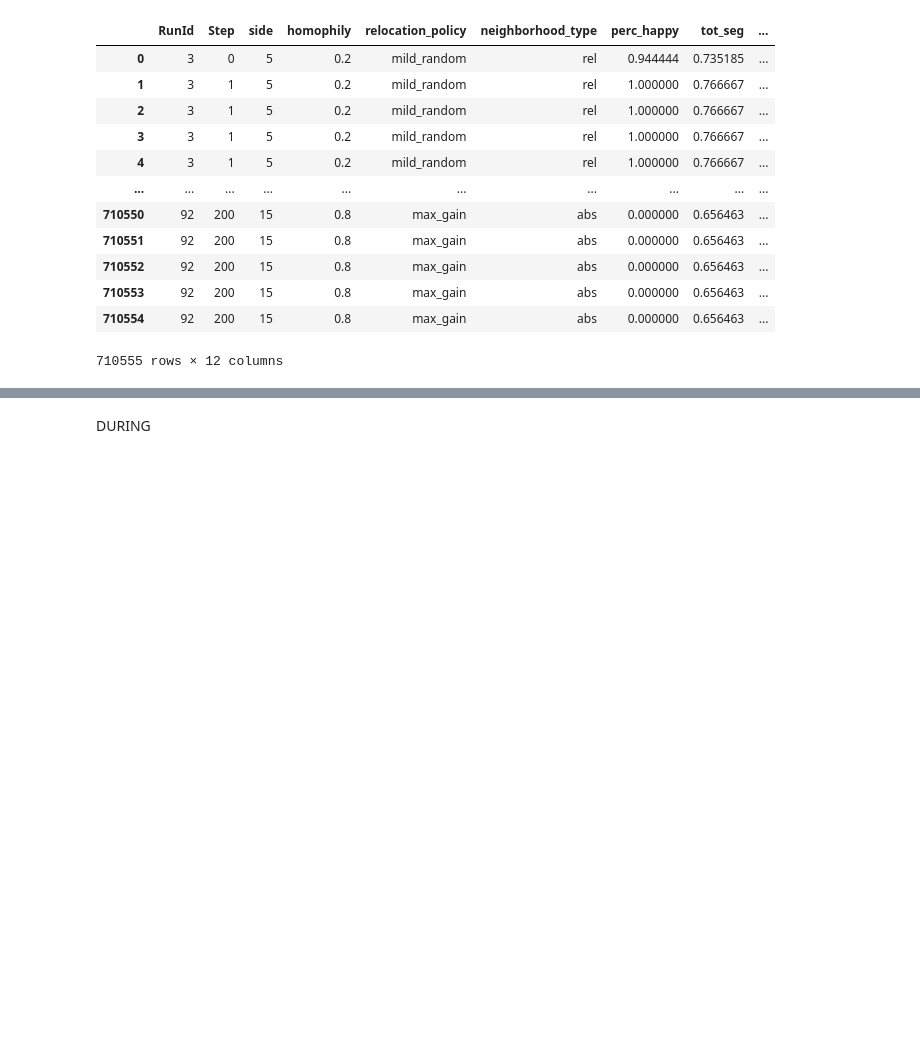
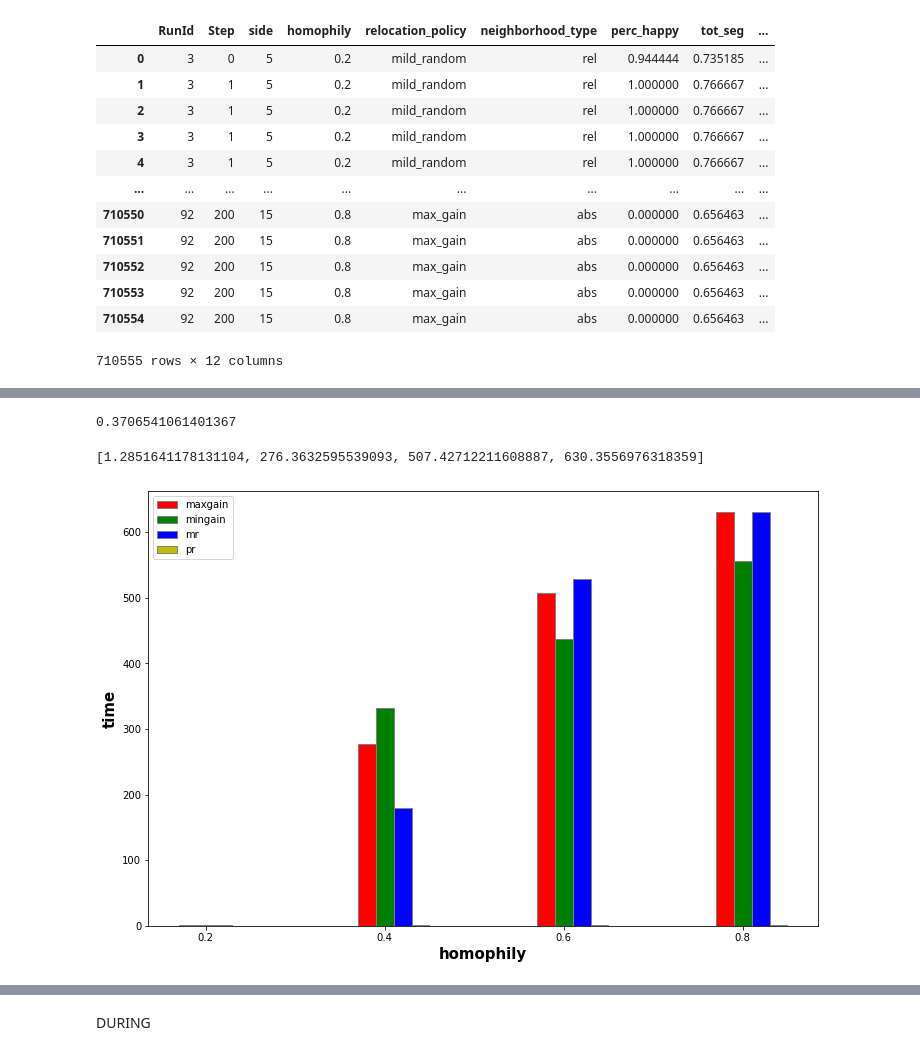
Before and after one commit to matteo-Donofrio-unipi/GEOSPA, a Jupyter notebook: schelling_model2.ipynb, the cells around one changed output, grey strips where cells are left out. Cells and saved outputs as stored; diff of their text form; code cells hidden in the pictures; blank space fills up the shorter version.

```diff
--- a/schelling_model2.ipynb
+++ b/schelling_model2.ipynb
@@ -133,6 +132,11 @@ results = batch_run(
     data_collection_period=1,
     display_progress=True,
 )
+# %%
+homophily_set = [0.2,0.4,0.6,0.8]
+side_set = [5,10,15]
+relocation_policy_set = ["pure_random","mild_random","max_gain","min_gain"]
+neighborhood_type_set = ["abs","rel"]
 # %%
 df = pd.DataFrame(results)
 df
@@ -199,0 +238,59 @@ p1[p1["relocation_policy"]=="pure_random"]
+# %%
+r.loc[0.2].loc["max_gain"].values[0]
+# %% [output]
+0.3706541061401367
+# %%
+import numpy as np
+import matplotlib.pyplot as plt
+
+p2 = df2[(df2["side"]==15) & (df2["neighborhood_type"]=="abs")]
+r = p2.groupby(["homophily","relocation_policy"]).max()[["elapsed_total_time"]]
+r
+
+
+# set width of bar
+barWidth = 0.1
+fig = plt.subplots(figsize =(12, 8))
+
+# set height of bar
+max_gain = []
+mR = []
+min_gain = []
+pr = []
+
+for hom in homophily_set:
+    max_gain.append(r.loc[hom].loc["max_gain"].values[0])
+    min_gain.append(r.loc[hom].loc["min_gain"].values[0])
+    mR.append(r.loc[hom].loc["mild_random"].values[0])
+    pr.append(r.loc[hom].loc["pure_random"].values[0])
+
+print(max_gain)
+
+# Set position of bar on X axis
+br1 = np.arange(len(homophily_set))
+br2 = [x + barWidth for x in br1]
+br3 = [x + barWidth for x in br2]
+br4 = [x + barWidth for x in br3]
+
+# Make the plot
+plt.bar(br1, max_gain, color ='r', width = barWidth,
+		edgecolor ='grey', label ='maxgain')
+plt.bar(br2, min_gain, color ='g', width = barWidth,
+		edgecolor ='grey', label ='mingain')
+plt.bar(br3, mR, color ='b', width = barWidth,
+		edgecolor ='grey', label ='mr')
+plt.bar(br4, pr, color ='y', width = barWidth,
+		edgecolor ='grey', label ='pr')
+
+
+# Adding Xticks
+plt.xlabel('homophily', fontweight ='bold', fontsize = 15)
+plt.ylabel('time', fontweight ='bold', fontsize = 15)
+plt.xticks([r + barWidth for r in range(len(br1))],
+		homophily_set)
+
+plt.legend()
+plt.show()
+# %% [output]
+[1.2851641178131104, 276.3632595539093, 507.42712211608887, 630.3556976318359]
+[figure, added]
```
Also changed, not shown: parts of 7 cells of this notebook.
